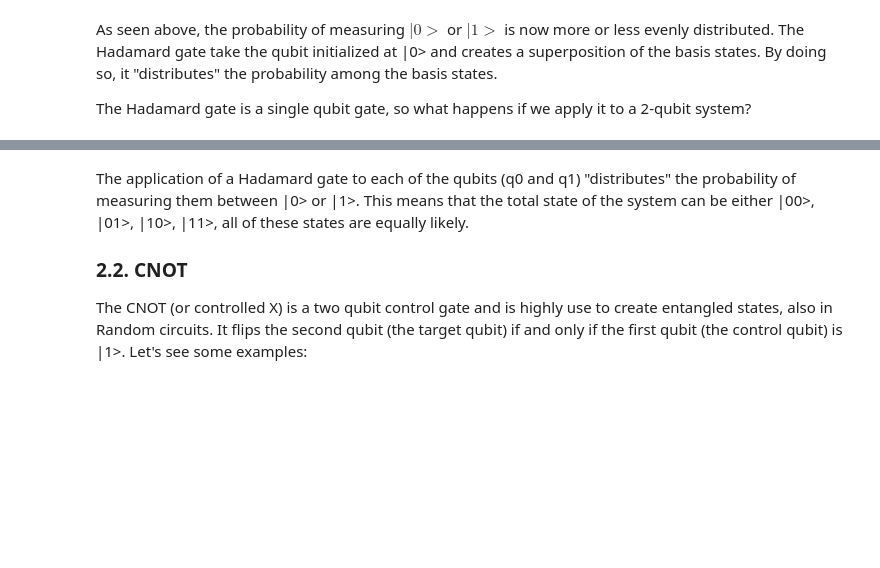
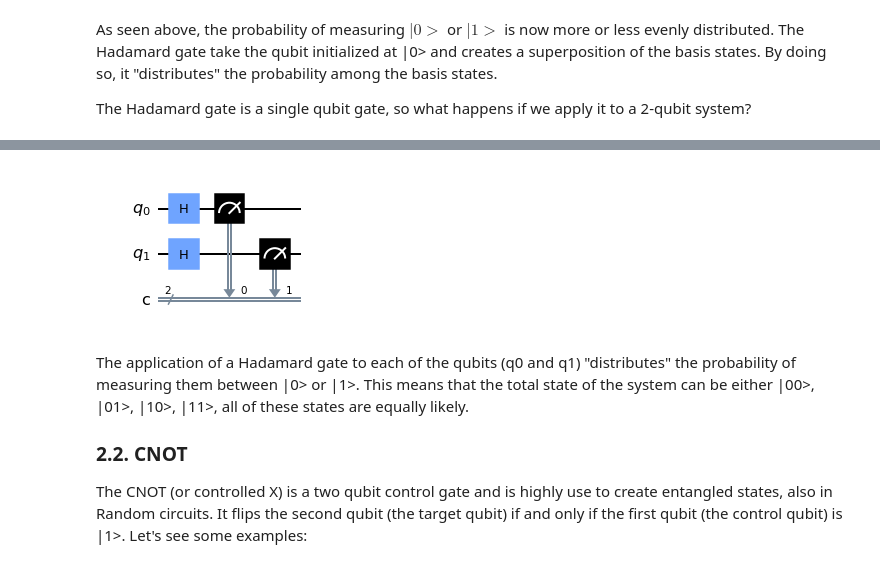
Before and after one commit to sara-nl/QuantumComputing, a Jupyter notebook: notebooks/Basics_and_Benchmarking.ipynb, the cells around one changed output, grey strips where cells are left out. Saved outputs shown, nothing was run; the diff lists cells and outputs as text; code cells hidden in the pictures; blank space fills up the shorter version.

```diff
--- a/notebooks/Basics_and_Benchmarking.ipynb
+++ b/notebooks/Basics_and_Benchmarking.ipynb
@@ -295,6 +308,8 @@ plot_histogram(counts)
 # %%
 #To visualize how the circuit looks like uncomment the line below:
-#circuitH2.draw(output='mpl')
+circuitH2.draw(output='mpl')
+# %% [output]
+[figure, added]
 # %% [markdown]
 The application of a Hadamard gate to each of the qubits (q0 and q1) "distributes" the probability of measuring them between |0> or |1>. This means that the total state of the system can be either |00>, |01>, |10>, |11>, all of these states are equally likely.
 
```
Also changed, not shown: parts of 22 cells of this notebook.
